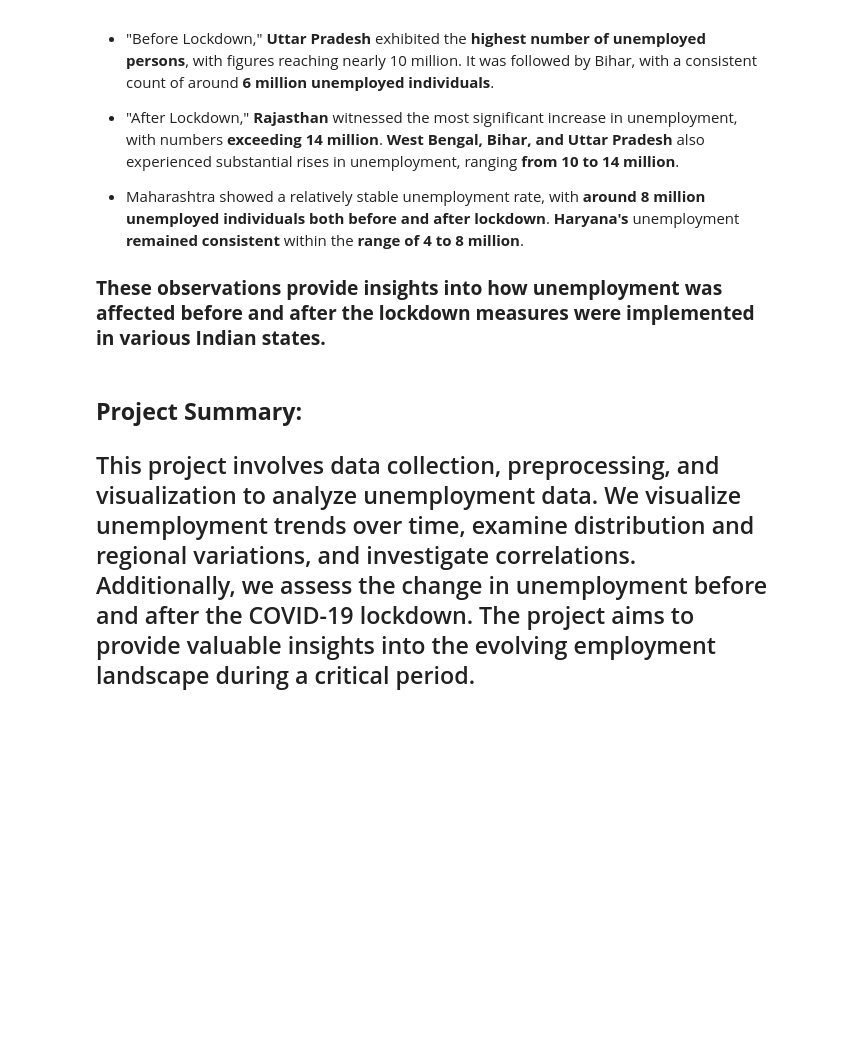
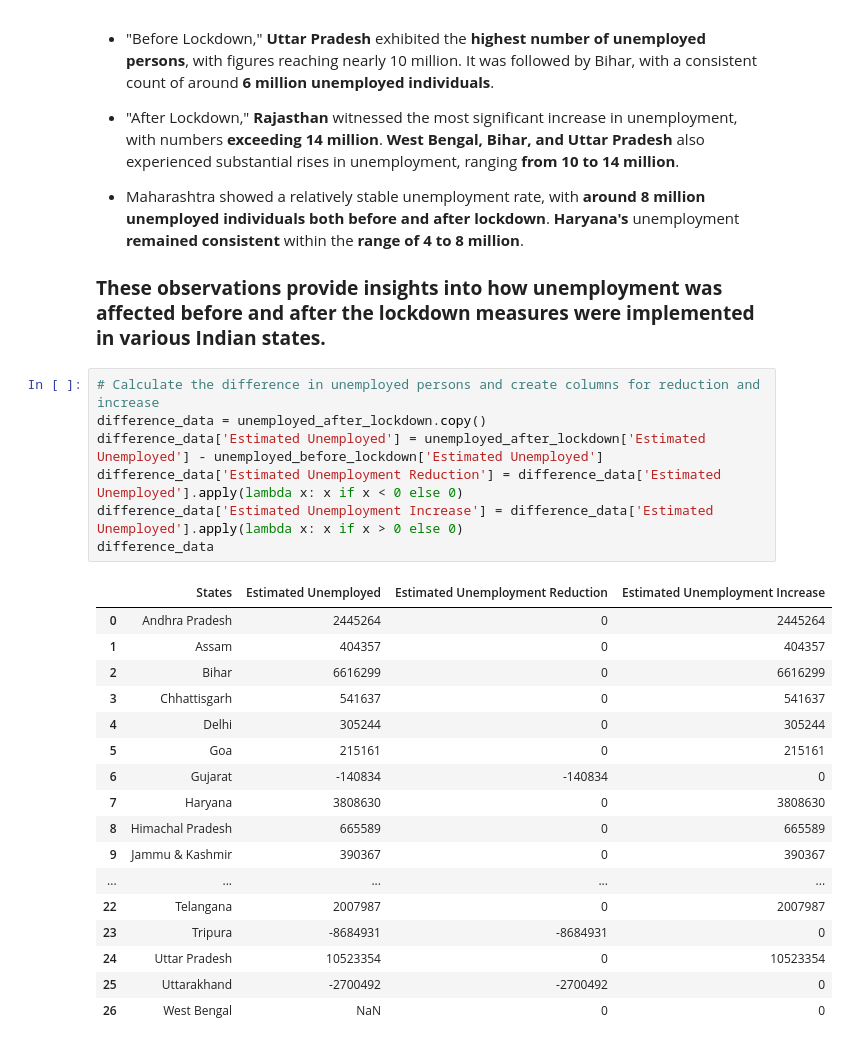
Before and after one commit to Srikhanth14/CBTC, a Jupyter notebook: Unemployment_Analysis_With_Python.ipynb, the cells around one changed output. Cells and saved outputs as stored; diff of their text form; blank space fills up the shorter version.

```diff
--- a/Unemployment_Analysis_With_Python.ipynb
+++ b/Unemployment_Analysis_With_Python.ipynb
@@ -510,7 +509,28 @@ plt.show()
 - Maharashtra showed a relatively stable unemployment rate, with **around 8 million unemployed individuals both before and after lockdown**. **Haryana's** unemployment **remained consistent** within the **range of 4 to 8 million**.
 
 ### **These observations provide insights into how unemployment was affected before and after the lockdown measures were implemented in various Indian states.**
-# %% [markdown]
-## **Project Summary:**
-
-## This project involves data collection, preprocessing, and visualization to analyze unemployment data. We visualize unemployment trends over time, examine distribution and regional variations, and investigate correlations. Additionally, we assess the change in unemployment before and after the COVID-19 lockdown. The project aims to provide valuable insights into the evolving employment landscape during a critical period.
+# %%
+# Calculate the difference in unemployed persons and create columns for reduction and increase
+difference_data = unemployed_after_lockdown.copy()
+difference_data['Estimated Unemployed'] = unemployed_after_lockdown['Estimated Unemployed'] - unemployed_before_lockdown['Estimated Unemployed']
+difference_data['Estimated Unemployment Reduction'] = difference_data['Estimated Unemployed'].apply(lambda x: x if x < 0 else 0)
+difference_data['Estimated Unemployment Increase'] = difference_data['Estimated Unemployed'].apply(lambda x: x if x > 0 else 0)
+difference_data
+# %% [output]
+|  | States | Estimated Unemployed | Estimated Unemployment Reduction | Estimated Unemployment Increase |
+| 0 | Andhra Pradesh | 2445264 | 0 | 2445264 |
+| 1 | Assam | 404357 | 0 | 404357 |
+| 2 | Bihar | 6616299 | 0 | 6616299 |
+| 3 | Chhattisgarh | 541637 | 0 | 541637 |
+| 4 | Delhi | 305244 | 0 | 305244 |
+| 5 | Goa | 215161 | 0 | 215161 |
+| 6 | Gujarat | -140834 | -140834 | 0 |
+| 7 | Haryana | 3808630 | 0 | 3808630 |
+| 8 | Himachal Pradesh | 665589 | 0 | 665589 |
+| 9 | Jammu & Kashmir | 390367 | 0 | 390367 |
+| ... | ... | ... | ... | ... |
+| 22 | Telangana | 2007987 | 0 | 2007987 |
+| 23 | Tripura | -8684931 | -8684931 | 0 |
+| 24 | Uttar Pradesh | 10523354 | 0 | 10523354 |
+| 25 | Uttarakhand | -2700492 | -2700492 | 0 |
+| 26 | West Bengal | NaN | 0 | 0 |
```
Also changed, not shown: parts of 4 cells of this notebook.
